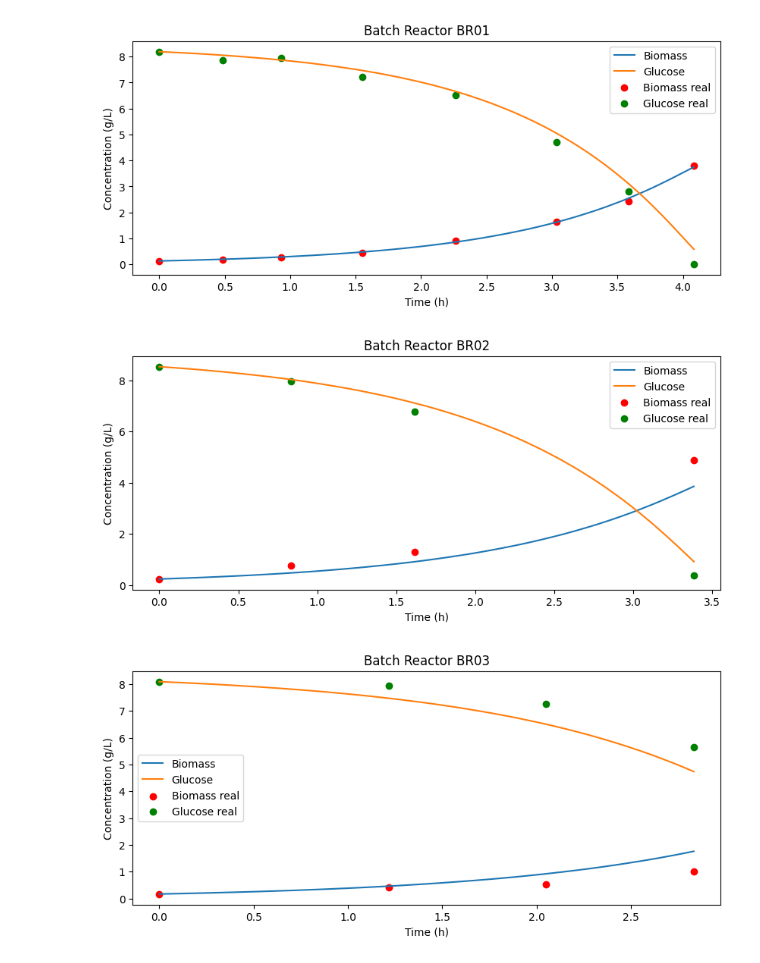
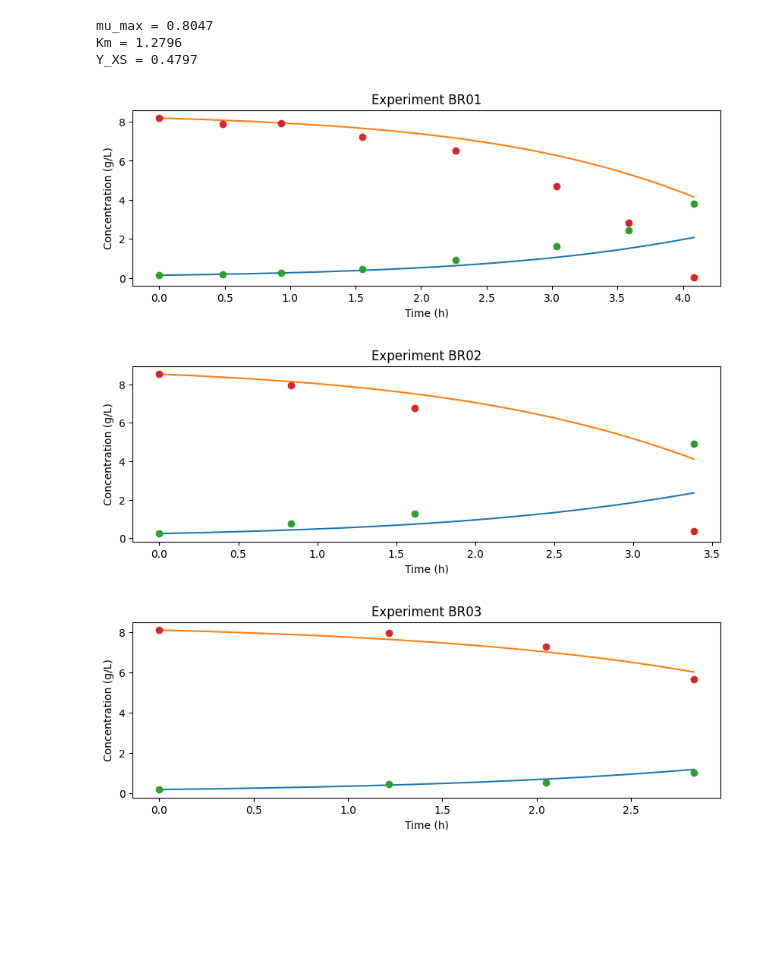
Before and after one commit to costasmexis/ModelMind, a Jupyter notebook: Bioindustry/dynamics.ipynb, the cells around one changed output. Saved outputs shown, nothing was run; the diff lists cells and outputs as text; code cells hidden in the pictures; blank space fills up the shorter version.

```diff
--- a/Bioindustry/dynamics.ipynb
+++ b/Bioindustry/dynamics.ipynb
@@ -7,27 +16,42 @@ from utils import get_data, ode_func, solve_ode
 
 PATH = './data/'
+# %%
+model = PINN(1, 2)
+model.load_state_dict(torch.load('./models/pinn_sparse.pth'))
+mu_max = model.mu_max.item()
+Km = model.Km.item()
+Y_XS = model.Y_XS.item()
+
+print(f"mu_max = {mu_max:.4f}")
+print(f"Km = {Km:.4f}")
+print(f"Y_XS = {Y_XS:.4f}")
+# %% [output]
+mu_max = 0.8047
+Km = 1.2796
+Y_XS = 0.4797
 # %%
 for exp_id in ["BR01", "BR02", "BR03", "BR04", "BR05", "BR06", "BR07", "BR08", "BR09"]:
     df = get_data(exp_id=exp_id, batch=True)
+
     t_start = df['Time'].values[0]
     t_end = df['Time'].values[-1]
     y_0 = [df['Biomass'].values[0], df['Glucose'].values[0]]
 
-    sol = solve_ode(mu_max=0.8492, Km=0.1545, Y_XS=0.4752, \
-                    t_start=t_start, t_end=t_end, y0=y_0, n_samples=100)
+    # Solve ODE
+    t_span = [t_start, t_end]
+    t_eval = df['Time'].values
+    sol = solve_ode(mu_max, Km, Y_XS, t_start, t_end, y_0, 1000)
 
-    # Plot results
-    plt.figure(figsize=(10, 4))
-    plt.plot(sol.t, sol.y[0], label='Biomass')
-    plt.plot(sol.t, sol.y[1], label='Glucose')
-    plt.scatter(df['Time'], df['Biomass'], label='Biomass real', color='red')
-    plt.scatter(df['Time'], df['Glucose'], label='Glucose real', color='green')
+    # Plot solution
+    plt.figure(figsize=(10, 3))
+    plt.plot(sol.t, sol.y[0], label='Biomass (ODE)')
+    plt.plot(sol.t, sol.y[1], label='Glucose (ODE)')
+    plt.plot(df['Time'], df['Biomass'], 'o', label='Biomass (Data)')
+    plt.plot(df['Time'], df['Glucose'], 'o', label='Glucose (Data)')
     plt.xlabel('Time (h)')
     plt.ylabel('Concentration (g/L)')
-    plt.title(f'Batch Reactor {exp_id}')
-    plt.legend()
-    plt.show()
+    plt.title(f'Experiment {exp_id}')
 # %% [output]
-[figure, old version]
+[figure, new version]
-[figure, old version]
+[figure, new version]
-[figure, old version]
+[figure, new version]
```
Also changed, not shown: parts of 4 cells of this notebook, 5 other files.
